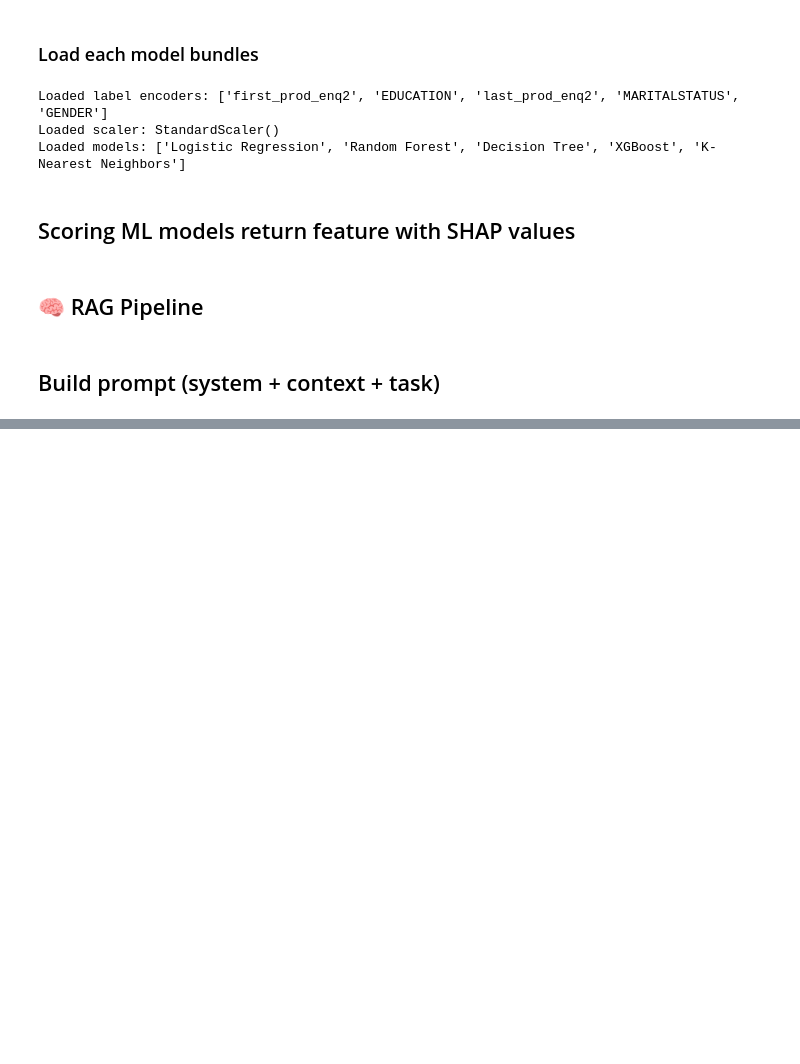
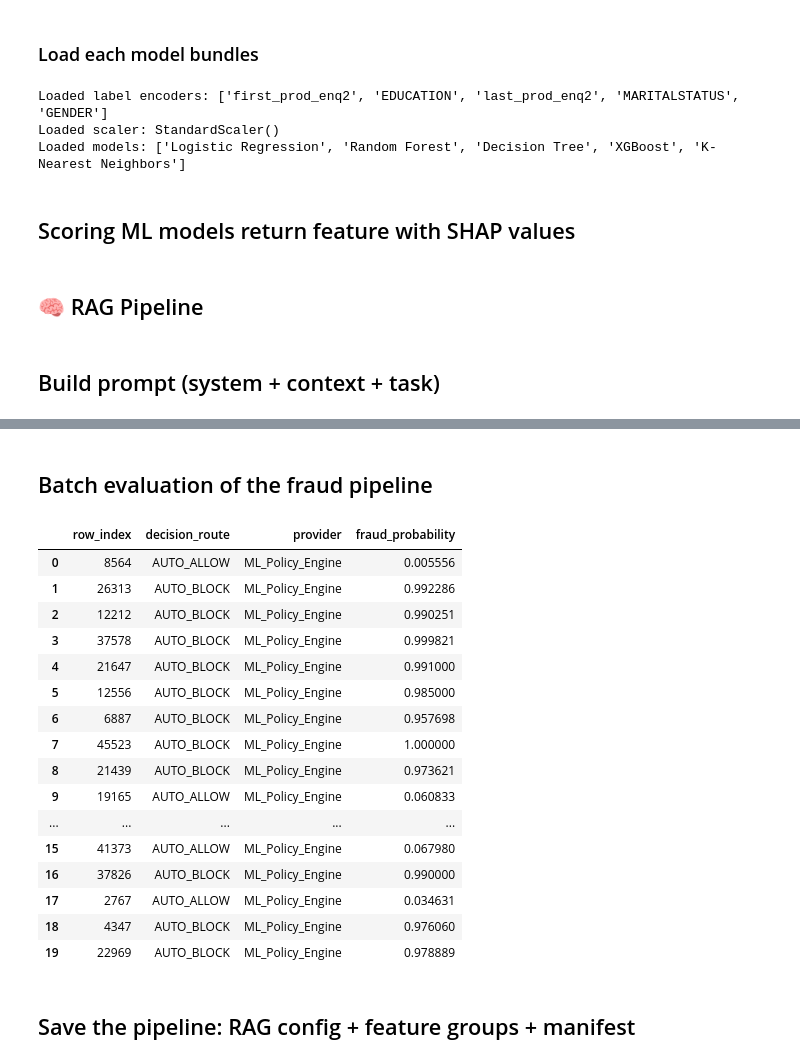
Before and after one commit to Mipjeiger/Credit-Risk-Analyst, a Jupyter notebook: data_science/notebooks/05_agentic_rag_llm.ipynb, the cells around one changed output, grey strips where cells are left out. Saved outputs shown, nothing was run; the diff lists cells and outputs as text; code cells hidden in the pictures; blank space fills up the shorter version.

```diff
--- a/data_science/notebooks/05_agentic_rag_llm.ipynb
+++ b/data_science/notebooks/05_agentic_rag_llm.ipynb
@@ -22,6 +22,8 @@ from groq import Groq
 
 import warnings
 warnings.filterwarnings("ignore")
+
+pd.set_option('display.max_columns', None)
 # %% [markdown]
 ## Load API keys for credential key
 # %%
@@ -859,0 +1046,16 @@ Provider: huggingface
+# %%
+def decide_fraud(row, model_name: str):
+    """Fraud decision pipeline"""
+    ml = score_row(row, model_name=model_name)
+    fp = ml["fraud_probability"]
+
+    if fp < FRAUD_THRESHOLDS["auto_allow_below"]:
+        return {"decision_route": "AUTO_ALLOW", "provider": "ML_Policy_Engine", **ml}
+    if fp > FRAUD_THRESHOLDS["auto_block_above"]:
+        return {"decision_route": "AUTO_BLOCK", "provider": "ML_Policy_Engine", **ml}
+
+    context = retrieve_context(row)
+    messages = build_fraud_messages(row, ml, context)
+    out = llm_chat(messages, max_tokens=256, temperature=0.3)
+    parsed = parse_fraud_output(out["text"])
+    return {"decision_route": "RAG_LLM", "provider": out["provider"], **ml, **parsed}
@@ -859,0 +1097,61 @@ Provider: huggingface
+# %% [markdown]
+## Batch evaluation of the fraud pipeline
+# %%
+import time
+from tqdm import tqdm
+
+N_TEST = 500
+test_rows = df_enriched.sample(n=N_TEST, random_state=42)
+
+results = []
+for i, (_, row) in enumerate(tqdm(test_rows.iterrows(), total=N_TEST)):
+    try:
+        r = decide_fraud(row, model_name="Random Forest")
+    except Exception as e:
+        r = {"error": str(e)}
+
+    r["row_index"] = int(row.name)
+
+    # Ensure provider
+    if "provider" not in r:
+        r["provider"] = None
+
+    results.append(r)
+    time.sleep(0.3)  # rate limit LLM
+
+# Into DataFrame for analysis
+results_df = pd.DataFrame(results)
+
+cols_to_show = [
+    "row_index",
+    "decision_route",        # AUTO_ALLOW | AUTO_BLOCK | RAG_LLM
+    "provider",              # huggingface | groq | ML_Policy_Engine | None
+    "fraud_probability",     # 0-1
+    "fraud_band",            # Low | Medium | High | Critical (only for RAG_LLM)
+    "typology",              # account_takeover, ... (only for RAG_LLM)
+    "recommended_action",    # allow | step_up_auth | manual_review | block | report_sar
+    "confidence",            # 0-1 (LLM's self-reported confidence)
+    "needs_human_review",    # bool
+]
+available_cols = [c for c in cols_to_show if c in results_df.columns]
+results_df[available_cols].head(20)
+# %% [output]
+|  | row_index | decision_route | provider | fraud_probability |
+| 0 | 8564 | AUTO_ALLOW | ML_Policy_Engine | 0.005556 |
+| 1 | 26313 | AUTO_BLOCK | ML_Policy_Engine | 0.992286 |
+| 2 | 12212 | AUTO_BLOCK | ML_Policy_Engine | 0.990251 |
+| 3 | 37578 | AUTO_BLOCK | ML_Policy_Engine | 0.999821 |
+| 4 | 21647 | AUTO_BLOCK | ML_Policy_Engine | 0.991000 |
+| 5 | 12556 | AUTO_BLOCK | ML_Policy_Engine | 0.985000 |
+| 6 | 6887 | AUTO_BLOCK | ML_Policy_Engine | 0.957698 |
+| 7 | 45523 | AUTO_BLOCK | ML_Policy_Engine | 1.000000 |
+| 8 | 21439 | AUTO_BLOCK | ML_Policy_Engine | 0.973621 |
+| 9 | 19165 | AUTO_ALLOW | ML_Policy_Engine | 0.060833 |
+| ... | ... | ... | ... | ... |
+| 15 | 41373 | AUTO_ALLOW | ML_Policy_Engine | 0.067980 |
+| 16 | 37826 | AUTO_BLOCK | ML_Policy_Engine | 0.990000 |
+| 17 | 2767 | AUTO_ALLOW | ML_Policy_Engine | 0.034631 |
+| 18 | 4347 | AUTO_BLOCK | ML_Policy_Engine | 0.976060 |
+| 19 | 22969 | AUTO_BLOCK | ML_Policy_Engine | 0.978889 |
+# %% [markdown]
+## Save the pipeline: RAG config + feature groups + manifest
```
Also changed, not shown: parts of 21 cells of this notebook.
